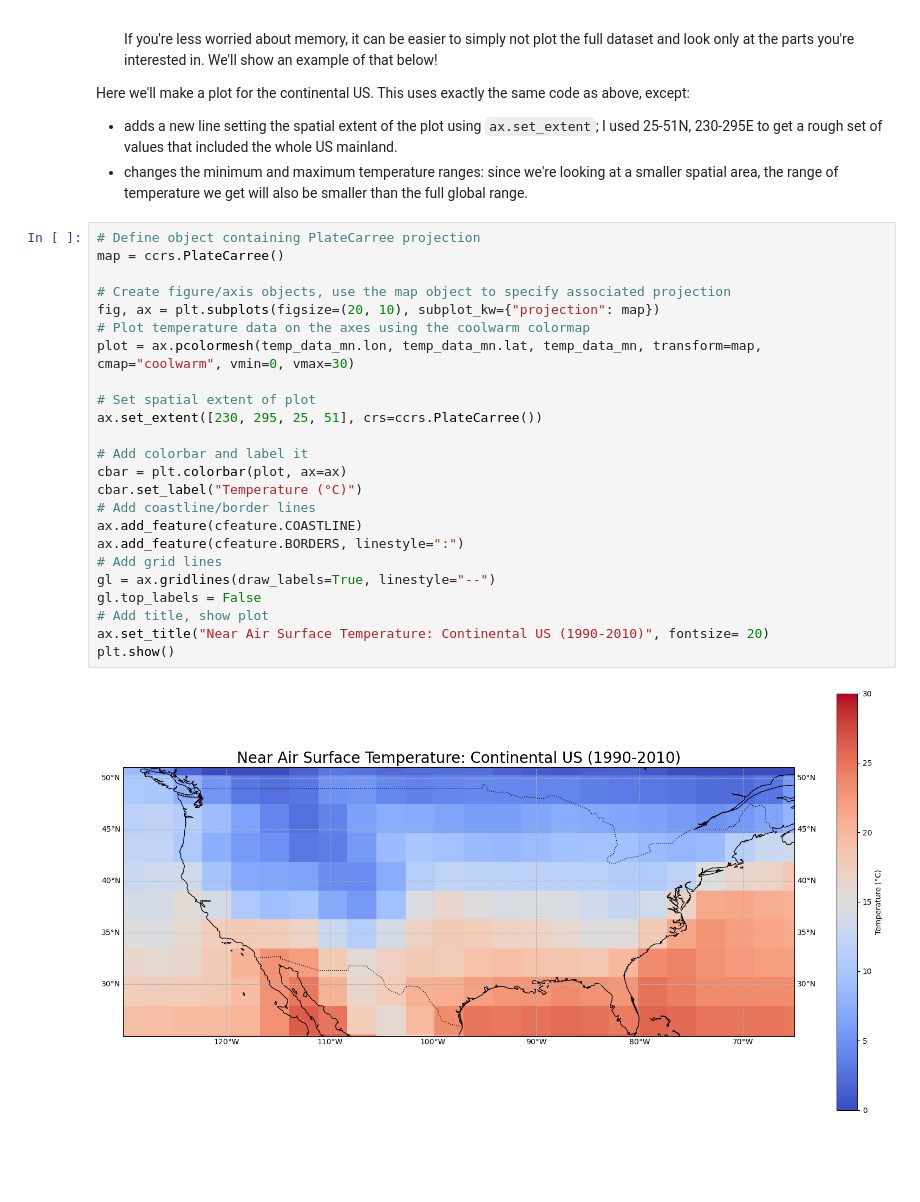
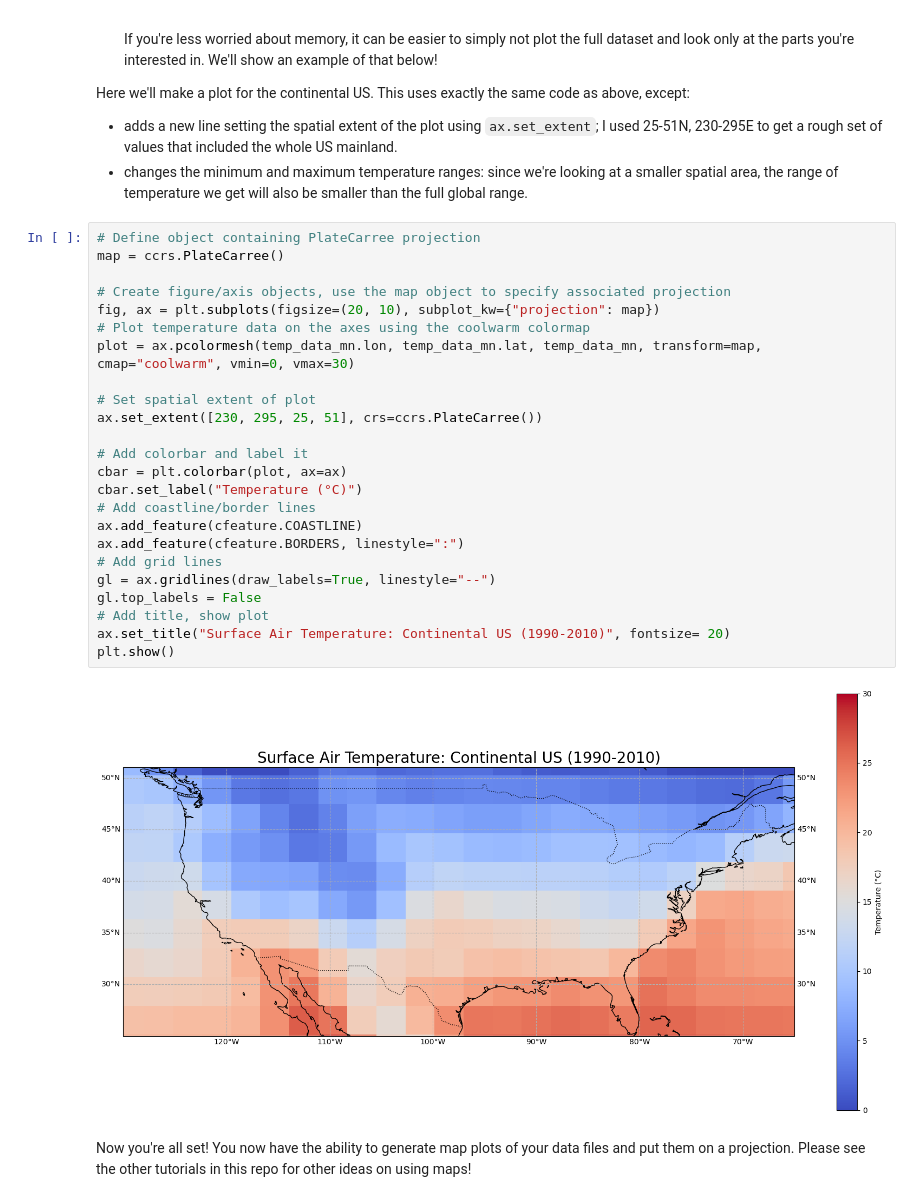
Before and after one commit to tommats00/Map-Plots, a Jupyter notebook: 1. Mapping Climate Data.ipynb, the cells around one changed output. Saved outputs shown, nothing was run; the diff lists cells and outputs as text; blank space fills up the shorter version.

```diff
--- a/1. Mapping Climate Data.ipynb
+++ b/1. Mapping Climate Data.ipynb
@@ -191,26 +191,28 @@ Here we'll make a plot for the continental US. This uses exactly the same code a
 # %%
 # Define object containing PlateCarree projection
 map = ccrs.PlateCarree()
 
 # Create figure/axis objects, use the map object to specify associated projection
 fig, ax = plt.subplots(figsize=(20, 10), subplot_kw={"projection": map})
 # Plot temperature data on the axes using the coolwarm colormap
 plot = ax.pcolormesh(temp_data_mn.lon, temp_data_mn.lat, temp_data_mn, transform=map, cmap="coolwarm", vmin=0, vmax=30)
 
 # Set spatial extent of plot
 ax.set_extent([230, 295, 25, 51], crs=ccrs.PlateCarree())
 
 # Add colorbar and label it
 cbar = plt.colorbar(plot, ax=ax)
 cbar.set_label("Temperature (°C)")
 # Add coastline/border lines
 ax.add_feature(cfeature.COASTLINE)
 ax.add_feature(cfeature.BORDERS, linestyle=":")
 # Add grid lines
 gl = ax.gridlines(draw_labels=True, linestyle="--")
 gl.top_labels = False
 # Add title, show plot
-ax.set_title("Near Air Surface Temperature: Continental US (1990-2010)", fontsize= 20)
+ax.set_title("Surface Air Temperature: Continental US (1990-2010)", fontsize= 20)
 plt.show()
 # %% [output]
-[figure, old version]
+[figure, new version]
+# %% [markdown]
+Now you're all set! You now have the ability to generate map plots of your data files and put them on a projection. Please see the other tutorials in this repo for other ideas on using maps!
```
Also changed, not shown: parts of 2 cells of this notebook, 1 other file.
